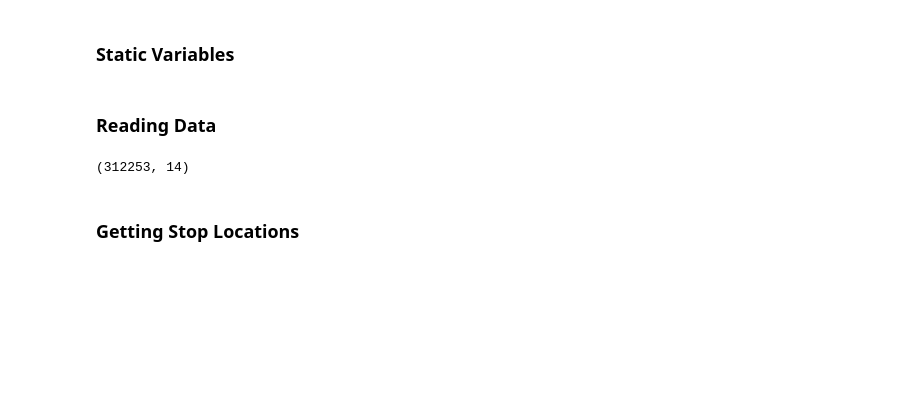
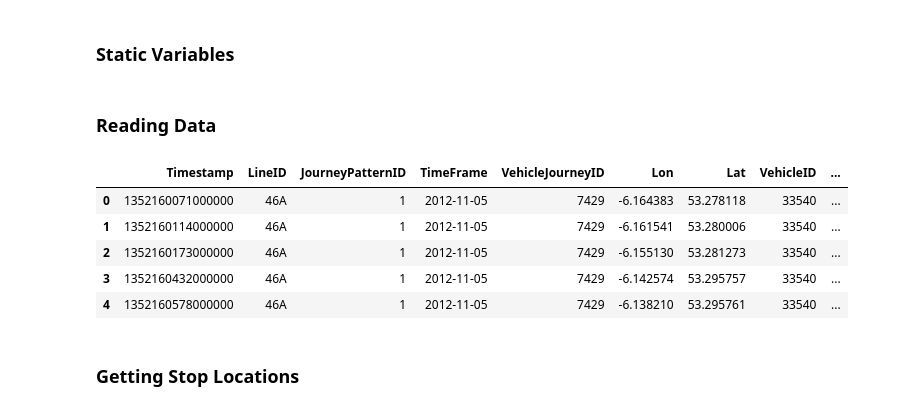
Before and after one commit to brokenloop/Research_practicum_2017, a Jupyter notebook: Data Analysis/Daniel/Get Route Stops.ipynb, the cells around one changed output. Saved outputs shown, nothing was run; the diff lists cells and outputs as text; code cells hidden in the pictures; blank space fills up the shorter version.

```diff
--- a/Data Analysis/Daniel/Get Route Stops.ipynb
+++ b/Data Analysis/Daniel/Get Route Stops.ipynb
@@ -12,17 +12,22 @@ line = "46A"
 # %%
 df = pd.read_csv("bus_data/line_data/" + line + ".csv", low_memory=False, header=None)
 df.columns = ["Timestamp", "LineID", "JourneyPatternID", "TimeFrame",
               "VehicleJourneyID", "Lon", "Lat", "VehicleID", "StopID",
               "AtStop", "HumanTime", "Day", "Hour", "Runtime"]
 
 #convert StopID to string
 
 df['StopID'] = df['StopID'].astype('str')
 
 
-df.shape
+df.head()
 # %% [output]
-(312253, 14)
+|  | Timestamp | LineID | JourneyPatternID | TimeFrame | VehicleJourneyID | Lon | Lat | VehicleID | ... |
+| 0 | 1352160071000000 | 46A | 1 | 2012-11-05 | 7429 | -6.164383 | 53.278118 | 33540 | ... |
+| 1 | 1352160114000000 | 46A | 1 | 2012-11-05 | 7429 | -6.161541 | 53.280006 | 33540 | ... |
+| 2 | 1352160173000000 | 46A | 1 | 2012-11-05 | 7429 | -6.155130 | 53.281273 | 33540 | ... |
+| 3 | 1352160432000000 | 46A | 1 | 2012-11-05 | 7429 | -6.142574 | 53.295757 | 33540 | ... |
+| 4 | 1352160578000000 | 46A | 1 | 2012-11-05 | 7429 | -6.138210 | 53.295761 | 33540 | ... |
 # %% [markdown]
 ### Getting Stop Locations
 # %%
```
Also changed, not shown: parts of 9 cells of this notebook, 1 other file.
